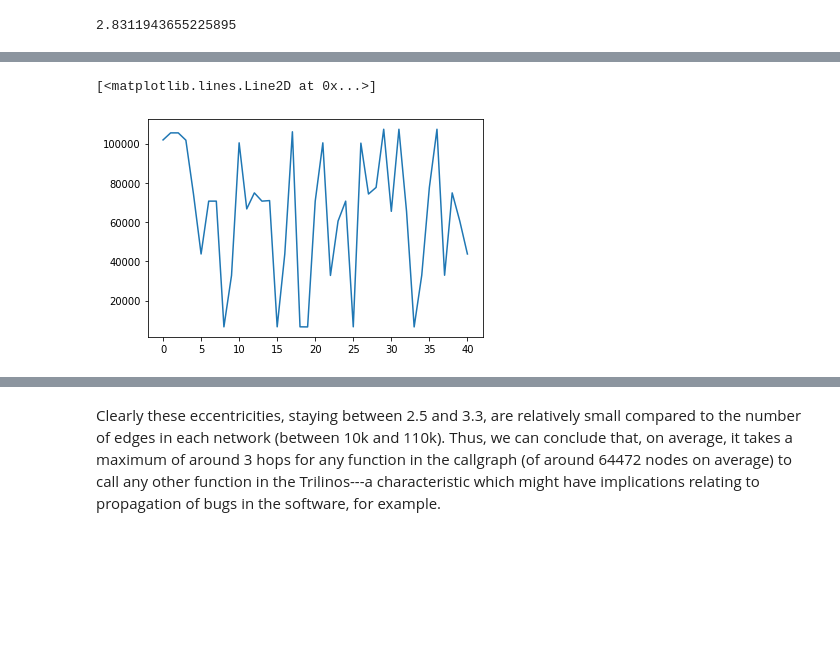
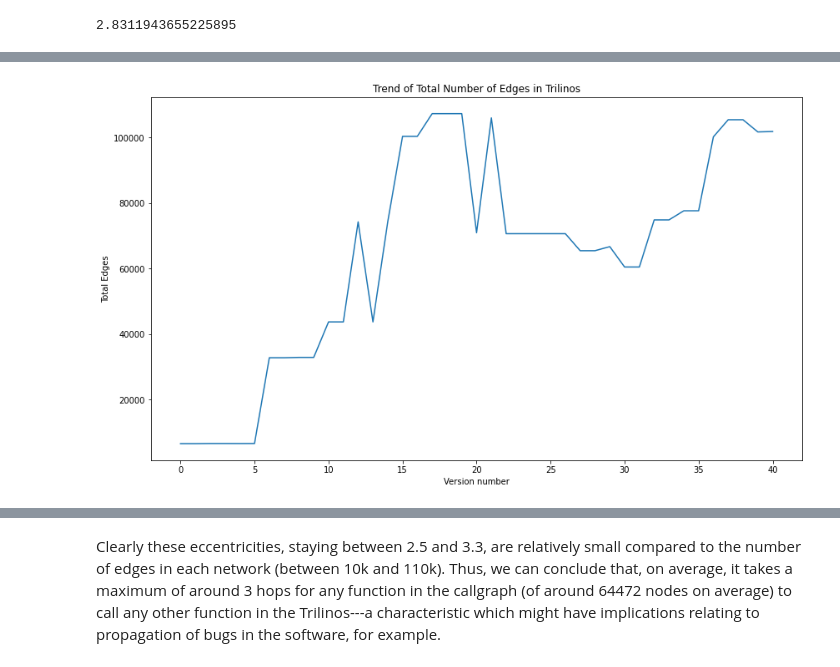
Before and after one commit to HPCL/codepurrfect, a Jupyter notebook: src/dockerStuff/logs/TrillinosComplexSystemExplore.ipynb, the cells around one changed output, grey strips where cells are left out. Cells and saved outputs as stored; diff of their text form; code cells hidden in the pictures; blank space fills up the shorter version.

```diff
--- a/src/dockerStuff/logs/TrillinosComplexSystemExplore.ipynb
+++ b/src/dockerStuff/logs/TrillinosComplexSystemExplore.ipynb
@@ -210,3 +372,12 @@ plt.plot(avg_eccentricities.values())
 sum(avg_eccentricities.values()) / len(avg_eccentricities.values())
 # %% [output]
 2.8311943655225895
+# %%
+gr_sizes = {}
+for f, f_gr in callgraphs.items():
+    num_nodes = f_gr.numberOfNodes()
+    gr_sizes[f] = num_nodes
+# %%
+sorted_gr_sizes = [0] * len(sorted_callgraphMetrics_keys)
+for i, f in enumerate(sorted_callgraph_keys):
+    sorted_gr_sizes[i] = gr_sizes[f]
@@ -213,5 +393,5 @@ sum(avg_eccentricities.values()) / len(avg_eccentricities.values())
 # %%
-gr_sizes = {}
+gr_sizes_edges = {}
 for f, f_gr in callgraphs.items():
     num_edges = f_gr.numberOfEdges()
-    gr_sizes[f] = num_edges
+    gr_sizes_edges[f] = num_edges
@@ -217,0 +418,5 @@ for f, f_gr in callgraphs.items():
+# %%
+sorted_gr_sizes_edges = [0] * len(sorted_callgraphMetrics_keys)
+sorted_gr_possible_edges = [N * (N - 1) for N in sorted_gr_sizes]
+for i, f in enumerate(sorted_callgraph_keys):
+    sorted_gr_sizes_edges[i] = gr_sizes_edges[f]
@@ -218,8 +443,13 @@ for f, f_gr in callgraphs.items():
 # %%
-plt.plot(gr_sizes.values())
+fig, ax1 = plt.subplots(figsize=(14,8), nrows=1, ncols=1)
+ax1.plot(sorted_gr_sizes_edges)
+# ax1.plot(sorted_gr_possible_edges, color='red')
+ax1.set_xlabel('Version number')
+ax1.set_ylabel('Total Edges')
+ax1.set_title('Trend of Total Number of Edges in Trilinos')
+plt.savefig('TrilinosTotalEdgesTrend.png')
 # %% [output]
-[<matplotlib.lines.Line2D at 0x...>]
-[figure, old version]
+[figure, new version]
 # %%
 sum(gr_sizes.values()) / len(gr_sizes.values())
 # %% [output]
```
Also changed, not shown: parts of 126 cells of this notebook, 54 other files.
